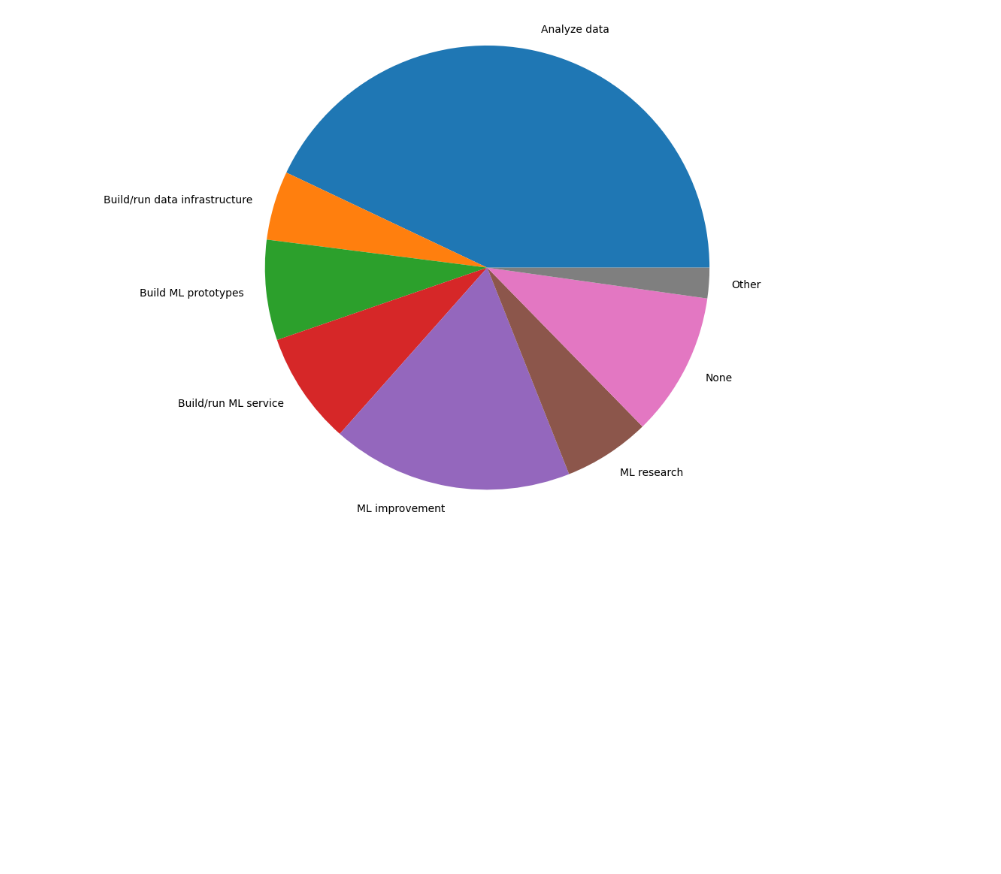
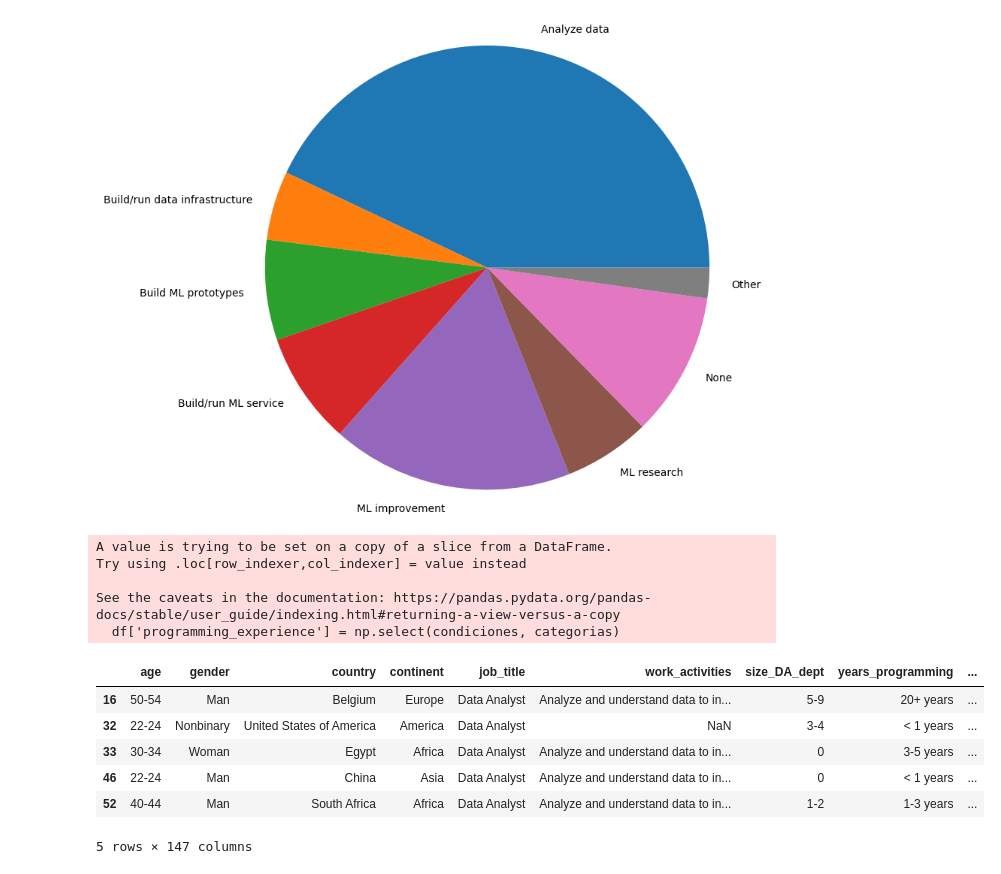
Before and after one commit to Adalab/project-da-promo-d-module-2-team-2-, a Jupyter notebook: notebooks/visualizacion.ipynb, the cells around one changed output. Cells and saved outputs as stored; diff of their text form; code cells hidden in the pictures; blank space fills up the shorter version.

```diff
--- a/notebooks/visualizacion.ipynb
+++ b/notebooks/visualizacion.ipynb
@@ -494,3 +505,26 @@ plt.pie(df_work_acts['number_of_users'], labels = ["Analyze data", "Build/run da
 plt.show()
 # %% [output]
 [figure]
+# %%
+condiciones = [(df['years_programming'] == 'I have never written code'),
+                ((df['years_programming'] == '< 1 years')|(df['years_programming'] == '1-3 years')),
+                ((df['years_programming'] == '3-5 years')| (df['years_programming'] == '5-10 years')|(df['years_programming'] == '10-20 years')|(df['years_programming'] == '20+ years'))]
+categorias = ['Sin experiencia', 'Junior', 'Senior']
+# %%
+df['programming_experience'] = np.select(condiciones, categorias)
+# %% [output]
+A value is trying to be set on a copy of a slice from a DataFrame.
+Try using .loc[row_indexer,col_indexer] = value instead
+
+See the caveats in the documentation: https://pandas.pydata.org/pandas-docs/stable/user_guide/indexing.html#returning-a-view-versus-a-copy
+  df['programming_experience'] = np.select(condiciones, categorias)
+# %%
+df.head()
+# %% [output]
+|  | age | gender | country | continent | job_title | work_activities | size_DA_dept | years_programming | ... |
+| 16 | 50-54 | Man | Belgium | Europe | Data Analyst | Analyze and understand data to in... | 5-9 | 20+ years | ... |
+| 32 | 22-24 | Nonbinary | United States of America | America | Data Analyst | NaN | 3-4 | < 1 years | ... |
+| 33 | 30-34 | Woman | Egypt | Africa | Data Analyst | Analyze and understand data to in... | 0 | 3-5 years | ... |
+| 46 | 22-24 | Man | China | Asia | Data Analyst | Analyze and understand data to in... | 0 | < 1 years | ... |
+| 52 | 40-44 | Man | South Africa | Africa | Data Analyst | Analyze and understand data to in... | 1-2 | 1-3 years | ... |
+5 rows × 147 columns
```
Also changed, not shown: parts of 11 cells of this notebook.
